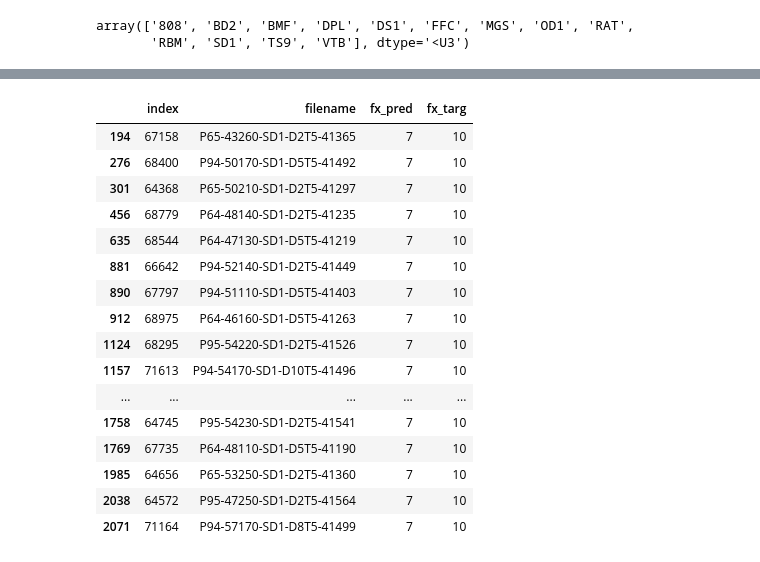
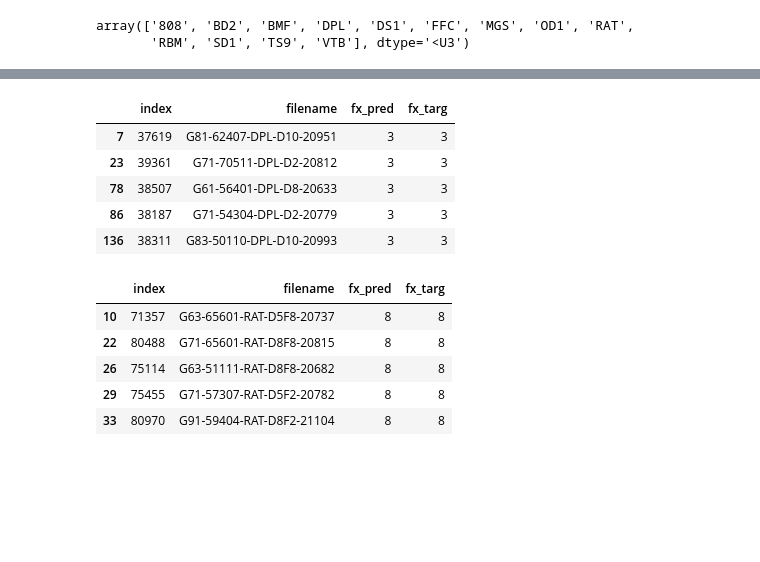
Before and after one commit to mcomunita/gfx-classifier, a Jupyter notebook: src/analysis_fxnet_cm.ipynb, the cells around one changed output, grey strips where cells are left out. Drawn from its saved outputs; the diff is of its cells as text; code cells hidden in the pictures; blank space fills up the shorter version.

```diff
--- a/src/analysis_fxnet_cm.ipynb
+++ b/src/analysis_fxnet_cm.ipynb
@@ -165,21 +143,22 @@ one_fx[:10]
-# %%
-wrong_df = one_fx[one_fx['fx_pred'].str.contains('7')]
-wrong_df[:20]
-# %% [output]
-|  | index | filename | fx_pred | fx_targ |
-| 194 | 67158 | P65-43260-SD1-D2T5-41365 | 7 | 10 |
-| 276 | 68400 | P94-50170-SD1-D5T5-41492 | 7 | 10 |
-| 301 | 64368 | P65-50210-SD1-D2T5-41297 | 7 | 10 |
-| 456 | 68779 | P64-48140-SD1-D2T5-41235 | 7 | 10 |
-| 635 | 68544 | P64-47130-SD1-D5T5-41219 | 7 | 10 |
-| 881 | 66642 | P94-52140-SD1-D2T5-41449 | 7 | 10 |
-| 890 | 67797 | P94-51110-SD1-D5T5-41403 | 7 | 10 |
-| 912 | 68975 | P64-46160-SD1-D5T5-41263 | 7 | 10 |
-| 1124 | 68295 | P95-54220-SD1-D2T5-41526 | 7 | 10 |
-| 1157 | 71613 | P94-54170-SD1-D10T5-41496 | 7 | 10 |
-| ... | ... | ... | ... | ... |
-| 1758 | 64745 | P95-54230-SD1-D2T5-41541 | 7 | 10 |
-| 1769 | 67735 | P64-48110-SD1-D5T5-41190 | 7 | 10 |
-| 1985 | 64656 | P65-53250-SD1-D2T5-41360 | 7 | 10 |
-| 2038 | 64572 | P95-47250-SD1-D2T5-41564 | 7 | 10 |
-| 2071 | 71164 | P94-57170-SD1-D8T5-41499 | 7 | 10 |
+# %%
+# select one effect to analyse - change fx label string accordingly
+fx1 = test_df[test_df['filename'].str.contains('-DPL-')]
+fx2 = test_df[test_df['filename'].str.contains('-RAT-')]
+# %%
+fx1.head()
+# %% [output]
+|  | index | filename | fx_pred | fx_targ |
+| 7 | 37619 | G81-62407-DPL-D10-20951 | 3 | 3 |
+| 23 | 39361 | G71-70511-DPL-D2-20812 | 3 | 3 |
+| 78 | 38507 | G61-56401-DPL-D8-20633 | 3 | 3 |
+| 86 | 38187 | G71-54304-DPL-D2-20779 | 3 | 3 |
+| 136 | 38311 | G83-50110-DPL-D10-20993 | 3 | 3 |
+# %%
+fx2.head()
+# %% [output]
+|  | index | filename | fx_pred | fx_targ |
+| 10 | 71357 | G63-65601-RAT-D5F8-20737 | 8 | 8 |
+| 22 | 80488 | G71-65601-RAT-D8F8-20815 | 8 | 8 |
+| 26 | 75114 | G63-51111-RAT-D8F8-20682 | 8 | 8 |
+| 29 | 75455 | G71-57307-RAT-D5F2-20782 | 8 | 8 |
+| 33 | 80970 | G91-59404-RAT-D8F2-21104 | 8 | 8 |
```
Also changed, not shown: parts of 23 cells of this notebook, 3 other files.
